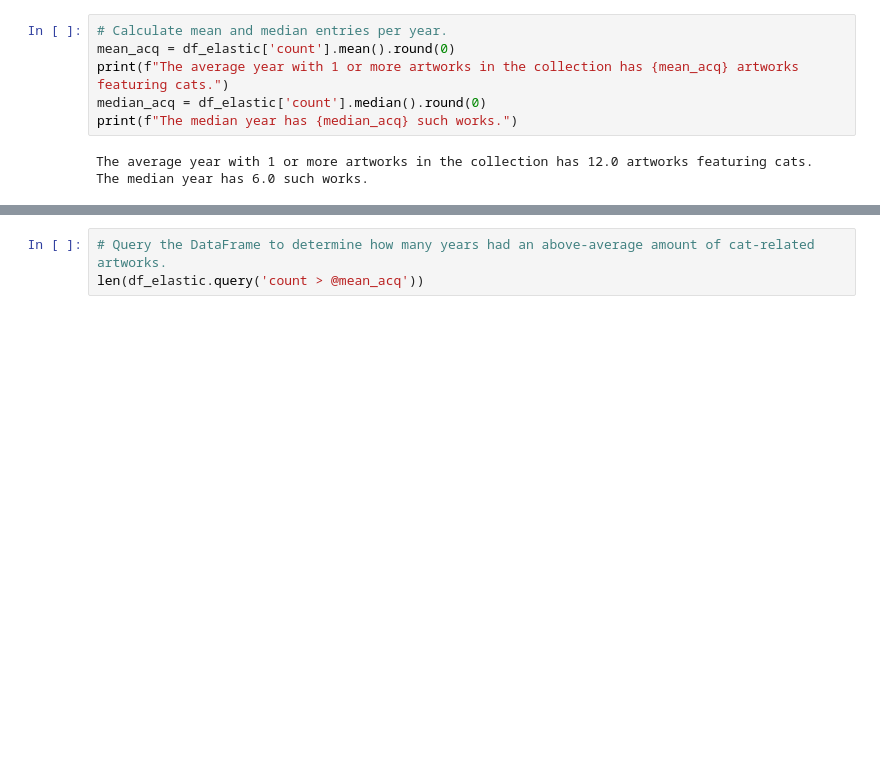
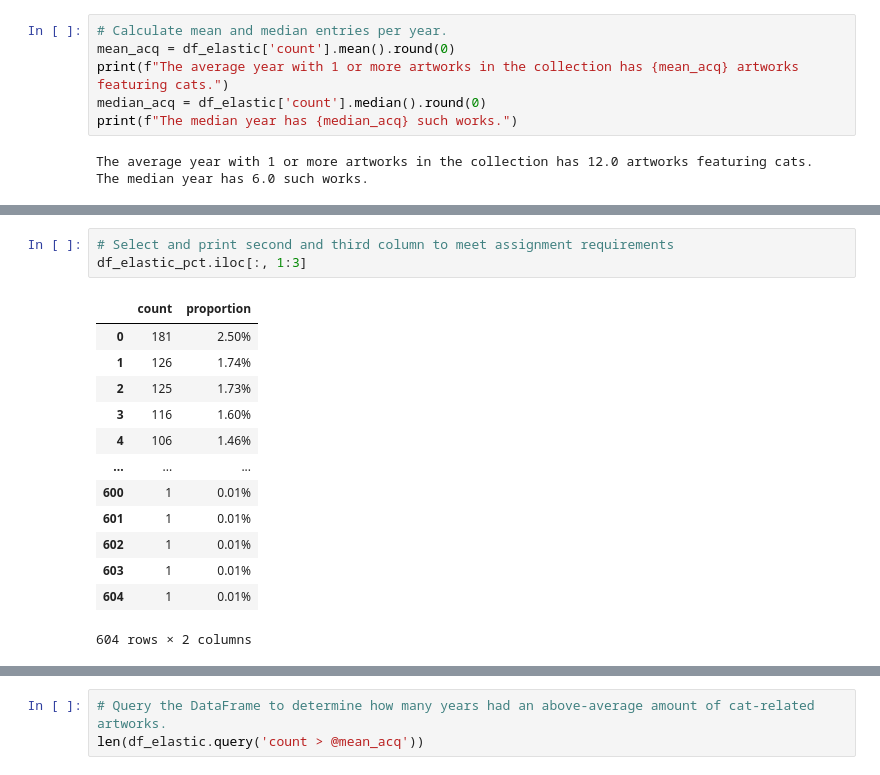
Before and after one commit to mmmuir/data_2_checks, a Jupyter notebook: Knowledge_Check_1/kc1_da2.ipynb, the cells around one changed output, grey strips where cells are left out. Cells and saved outputs as stored; diff of their text form; blank space fills up the shorter version.

```diff
--- a/Knowledge_Check_1/kc1_da2.ipynb
+++ b/Knowledge_Check_1/kc1_da2.ipynb
@@ -88,3 +88,20 @@ df_elastic_pct.iloc[:15]
 | 12 | 1835 | 66 | 0.91% |
 | 13 | 1860 | 65 | 0.90% |
 | 14 | 1967 | 65 | 0.90% |
+# %%
+# Select and print second and third column to meet assignment requirements
+df_elastic_pct.iloc[:, 1:3]
+# %% [output]
+|  | count | proportion |
+| 0 | 181 | 2.50% |
+| 1 | 126 | 1.74% |
+| 2 | 125 | 1.73% |
+| 3 | 116 | 1.60% |
+| 4 | 106 | 1.46% |
+| ... | ... | ... |
+| 600 | 1 | 0.01% |
+| 601 | 1 | 0.01% |
+| 602 | 1 | 0.01% |
+| 603 | 1 | 0.01% |
+| 604 | 1 | 0.01% |
+604 rows × 2 columns
```
Also changed, not shown: parts of 3 cells of this notebook.
